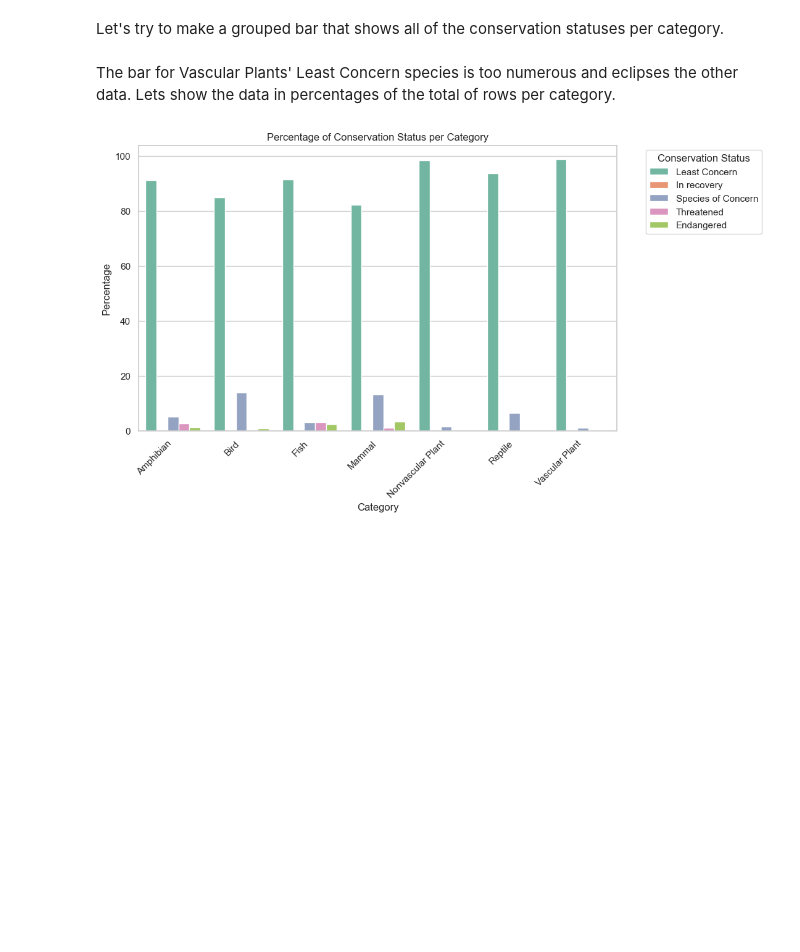
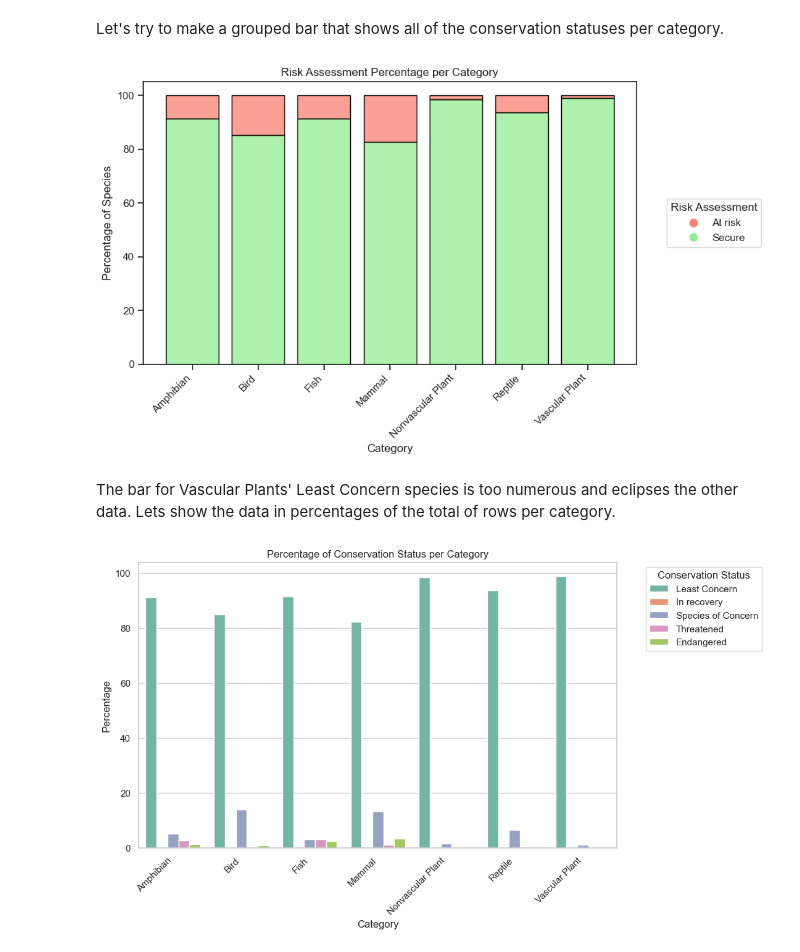
Before and after one commit to Freston1605/biodiversity_starter, a Jupyter notebook: biodiversity.ipynb, the cells around one changed output. Drawn from its saved outputs; the diff is of its cells as text; code cells hidden in the pictures; blank space fills up the shorter version.

```diff
--- a/biodiversity.ipynb
+++ b/biodiversity.ipynb
@@ -378,5 +711,62 @@ plt.show()
 # %% [markdown]
 Let's try to make a grouped bar that shows all of the conservation statuses per category.
+# %%
+# Get the unique values of "risk_assessment"
+risk_values = category_risk["risk_assessment"].unique()
+
+# Define custom colors for legend labels with lower saturation
+custom_colors = {"At risk": "salmon", "Secure": "lightgreen"}
+
+# Use Seaborn's barplot for visualization
+plt.figure(figsize=(10, 6))
+
+# Set the style to have only horizontal grid lines
+sns.set_style("ticks", {"ytick.major.size": 10})  # Adjust ytick.major.size as needed
+
+sns.histplot(
+    category_risk,
+    x="category",
+    hue="risk_assessment",
+    weights="percentage",
+    multiple="stack",
+    shrink=0.8,
+    edgecolor="black",
+    palette=custom_colors.values(),
+)
+
+# Rotate x-axis labels for better readability
+plt.xticks(rotation=45, ha="right")
+
+# Add labels and title if needed
+plt.xlabel("Category")
+plt.ylabel("Percentage of Species")
+plt.title("Risk Assessment Percentage per Category")
+
+# Create a legend with custom colors
+legend_handles = [
+    plt.Line2D(
+        [0],
+        [0],
+        marker="o",
+        color="w",
+        markersize=10,
+        markerfacecolor=color,
+        label=label,
+    )
+    for label, color in custom_colors.items()
+]
+plt.legend(
+    handles=legend_handles,
+    title="Risk Assessment",
+    bbox_to_anchor=(1.05, 0.5),
+    loc="center left",
+)
+
+# Show the plot
+plt.tight_layout()
+plt.show()
+# %% [output]
+[figure, added]
 # %% [markdown]
 The bar for Vascular Plants' Least Concern species is too numerous and eclipses the other data. Lets show the data in percentages of the total of rows per category.
 # %%
```
Also changed, not shown: parts of 19 cells of this notebook, 5 other files.
